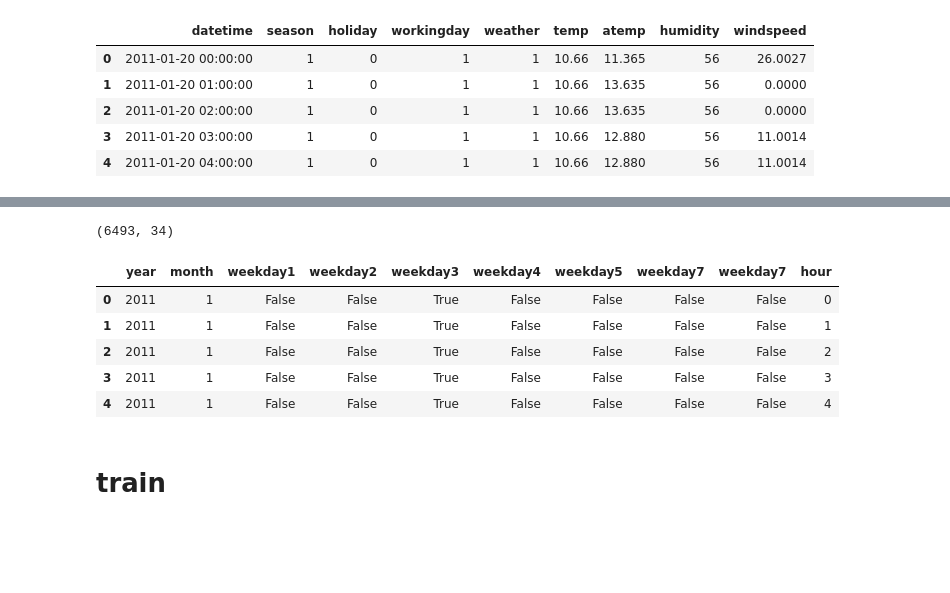
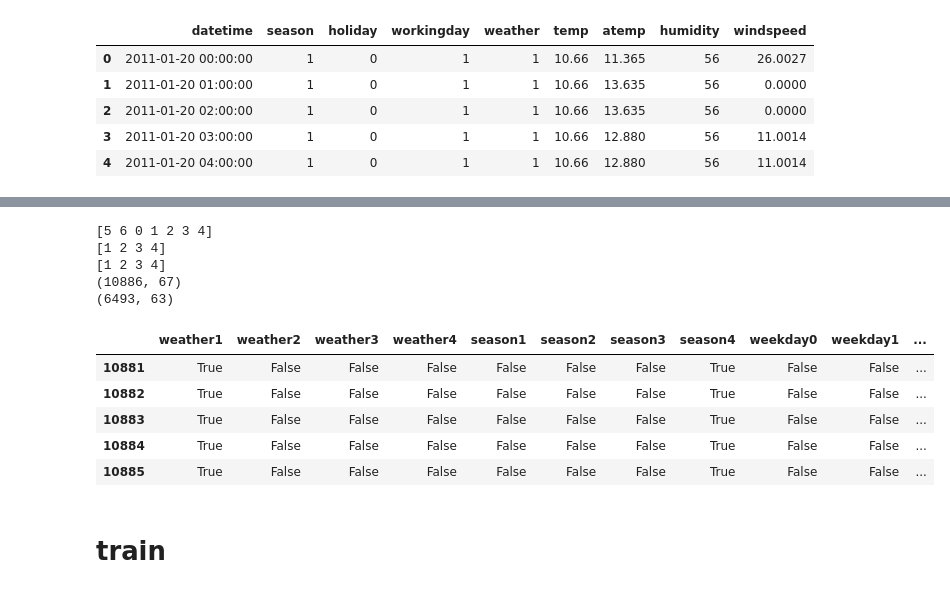
Before and after one commit to heemokyim/dsschool-study-notebook, a Jupyter notebook: 3rd-week-bike-sharing-demand/3rd-week.ipynb, the cells around one changed output, grey strips where cells are left out. Cells and saved outputs as stored; diff of their text form; code cells hidden in the pictures; blank space fills up the shorter version.

```diff
--- a/3rd-week-bike-sharing-demand/3rd-week.ipynb
+++ b/3rd-week-bike-sharing-demand/3rd-week.ipynb
@@ -132,42 +137,39 @@ train[["year", "month", "weekday1","weekday2","weekday3","weekday4","weekday5","
-# %%
-#  test 월 인코딩
-test["year"] = test["datetime"].dt.year
-test["month"] = test["datetime"].dt.month
-
-
-test["hour"] = (test["datetime"].dt.hour > 21) | (test["datetime"].dt.hour < 6) == 0
-
-
-test["weather1"] = test["weather"] == 1
-test["weather2"] = test["weather"] == 2
-test["weather3"] = test["weather"] == 3
-test["weather4"] = test["weather"] == 4
-
-test["season1"] = test["season"] == 1
-test["season2"] = test["season"] == 2
-test["season3"] = test["season"] == 3
-test["season4"] = test["season"] == 4
-
-test["weekday"] = test["datetime"].dt.weekday
-test["weekday1"] = test["datetime"].dt.weekday == 1
-test["weekday2"] = test["datetime"].dt.weekday == 2
-test["weekday3"] = test["datetime"].dt.weekday == 3
-test["weekday4"] = test["datetime"].dt.weekday == 4
-test["weekday5"] = test["datetime"].dt.weekday == 5
-test["weekday6"] = test["datetime"].dt.weekday == 6
-test["weekday7"] = test["datetime"].dt.weekday == 7
-test["hour"] = test["datetime"].dt.hour
-print(test.shape)
-
-test[["year", "month", "weekday1","weekday2","weekday3","weekday4","weekday5","weekday6","weekday7", "hour"]].head()
-# %% [output]
-(6493, 34)
-|  | year | month | weekday1 | weekday2 | weekday3 | weekday4 | weekday5 | weekday7 | weekday7 | hour |
-| 0 | 2011 | 1 | False | False | True | False | False | False | False | 0 |
-| 1 | 2011 | 1 | False | False | True | False | False | False | False | 1 |
-| 2 | 2011 | 1 | False | False | True | False | False | False | False | 2 |
-| 3 | 2011 | 1 | False | False | True | False | False | False | False | 3 |
-| 4 | 2011 | 1 | False | False | True | False | False | False | False | 4 |
+# %%
+# train 인코딩
+
+train["weekday"] = train["datetime"].dt.weekday
+
+print( train["weekday"].unique())
+print( train["season"].unique())
+print( train["weather"].unique())
+
+for i in range(0, 7):
+    weekday_col_name = "weekday" + str(i)
+    train[weekday_col_name] = train["datetime"].dt.weekday == i
+    test[weekday_col_name] = test["datetime"].dt.weekday == i
+    if ( i < 5 ) | ( i > 0) :
+        season_col_name = "season" + str(i)
+        weather_col_name = "weather" + str(i)
+        train[season_col_name] = train["season"] == i
+        train[weather_col_name] = train["weather"] == i
+        test[season_col_name] = test["season"] == i
+        test[weather_col_name] = test["weather"] == i
+
+print(train.shape)
+print(test.shape)
+train[["weather1", "weather2", "weather3", "weather4", "season1", "season2", "season3", "season4","weekday0", "weekday1","weekday2","weekday3","weekday4","weekday5","weekday6"]].tail()
+# %% [output]
+[5 6 0 1 2 3 4]
+[1 2 3 4]
+[1 2 3 4]
+(10886, 67)
+(6493, 63)
+|  | weather1 | weather2 | weather3 | weather4 | season1 | season2 | season3 | season4 | weekday0 | weekday1 | ... |
+| 10881 | True | False | False | False | False | False | False | True | False | False | ... |
+| 10882 | True | False | False | False | False | False | False | True | False | False | ... |
+| 10883 | True | False | False | False | False | False | False | True | False | False | ... |
+| 10884 | True | False | False | False | False | False | False | True | False | False | ... |
+| 10885 | True | False | False | False | False | False | False | True | False | False | ... |
 # %% [markdown]
 # train
 # %%
```
Also changed, not shown: parts of 17 cells of this notebook.
